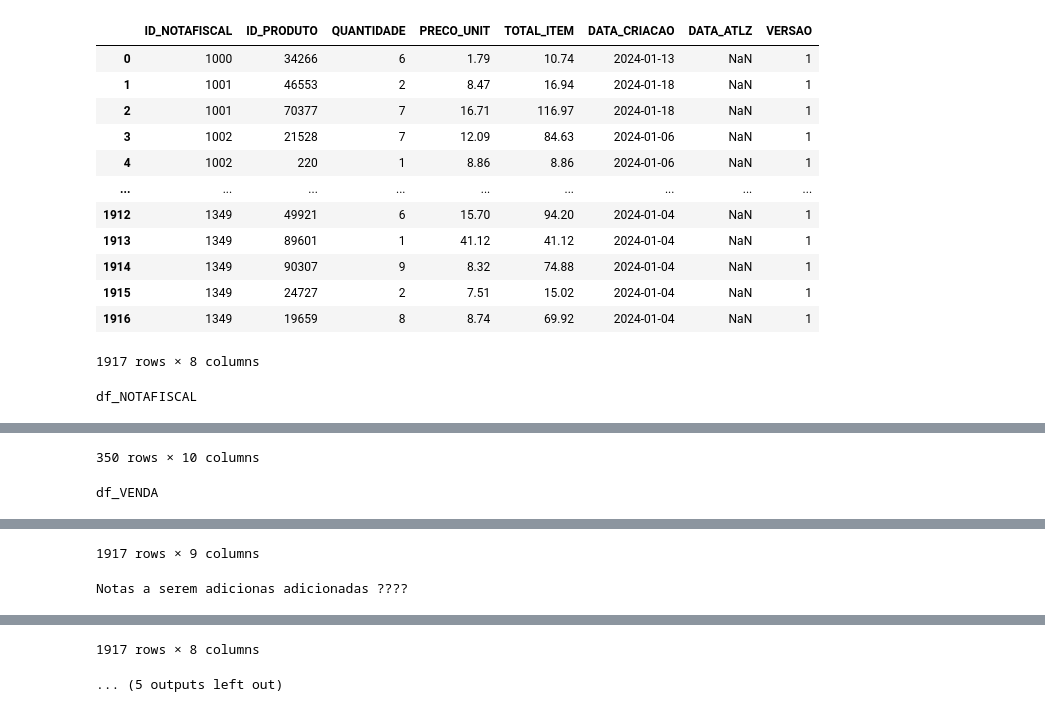
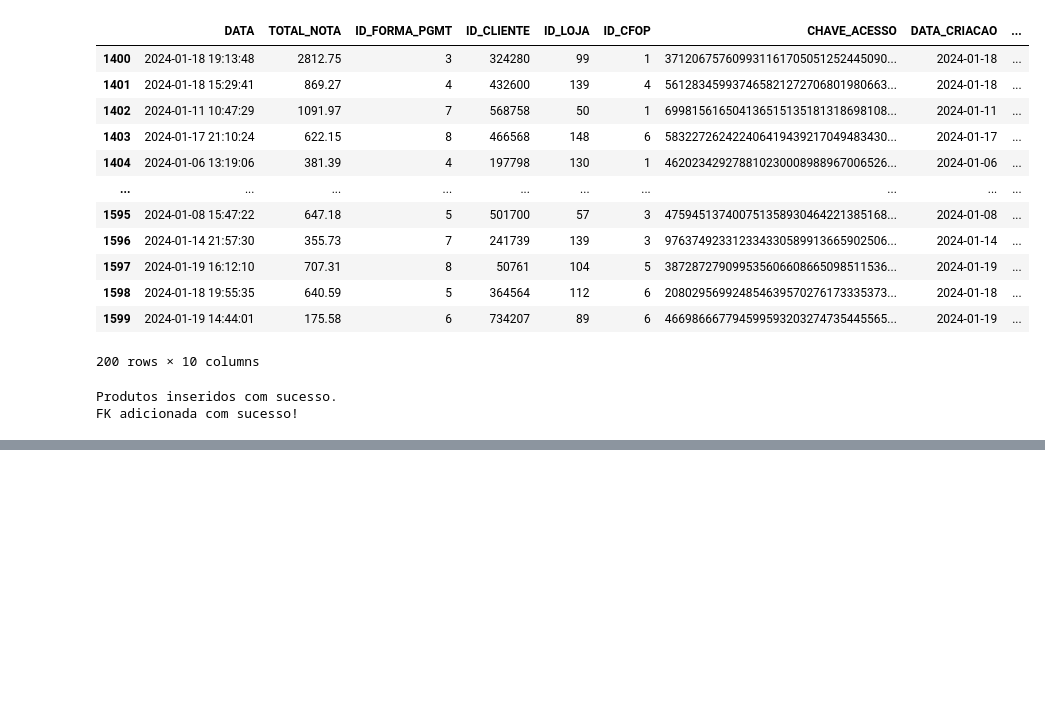
Before and after one commit to Marcelo-Augusto-Silva-Pinto/Python_Projetos, a Jupyter notebook: PROJETOMERCADO/Criar_Enviar_NotasParaDB.ipynb, the cells around one changed output, grey strips where cells are left out. Drawn from its saved outputs; the diff is of its cells as text; code cells hidden in the pictures; blank space fills up the shorter version.

```diff
--- a/PROJETOMERCADO/Criar_Enviar_NotasParaDB.ipynb
+++ b/PROJETOMERCADO/Criar_Enviar_NotasParaDB.ipynb
@@ -199,8 +199,9 @@ from sqlalchemy import create_engine, text
 from faker import Faker
 
 # Configurações iniciais
-NUMERO_INICIAL_NOTA = 1200
-VARIAVEL_CONTROLE_MAXIMO_LOOP = 1350
+Tamanho_do_pacote_de_notas = 200
+NUMERO_INICIAL_NOTA = 1000
+VARIAVEL_CONTROLE_MAXIMO_LOOP = 2000
 QUANT_MAXIMA_ITENS = 10
 
 fake = Faker()
@@ -222,6 +223,16 @@ def testar_conexao():
     except Exception as e:
         print(f"Erro ao conectar ao banco de dados: {e}")
         return False
+
+# Função para obter o total de registros em uma tabela
+try:
+    with engine.connect() as conexao:
+        valores_id_nf = 1000 + conexao.execute(text(f"SELECT COUNT(IDNOTAFISCAL) FROM NOTAFISCAL")).scalar()
+except Exception as e:
+    print(f'Erro ao contas os id da nfs:{e}')
+
+NUMERO_INICIAL_NOTA = valores_id_nf
+VARIAVEL_CONTROLE_MAXIMO_LOOP = valores_id_nf + Tamanho_do_pacote_de_notas
 
 # Função para gerar uma nota fiscal
 def gerar_nota_fiscal(numero_nota, lista_produtos, data_nota):
@@ -291,7 +302,7 @@ if testar_conexao():
     numero_inicial_nota = NUMERO_INICIAL_NOTA
     while numero_inicial_nota <= VARIAVEL_CONTROLE_MAXIMO_LOOP:
         try:
-            incremento = random.randint(50, 99)
+            incremento = random.randint(50, 85)
             numero_maximo_nota = numero_inicial_nota + incremento
             if numero_maximo_nota <= VARIAVEL_CONTROLE_MAXIMO_LOOP:
                 df_prod = pd.read_sql(text("SELECT IDPRODUTO, NOME, PRECO_UNIT FROM PRODUTO"), engine)
@@ -347,6 +358,10 @@ if testar_conexao():
                     df_notas_fiscais.append(df_nota_fiscal)
                     df_notas_fiscais_2.append(df_2)
 
+                if not df_notas_fiscais or not df_notas_fiscais_2:
+                    print(f"Erro: Nenhuma nota fiscal gerada para o intervalo {numero_inicial_nota} até {numero_maximo_nota}.")
+                    break
+
                 df_todas_notas = pd.concat(df_notas_fiscais, ignore_index=True)
                 df_todas_notas2 = pd.concat(df_notas_fiscais_2, ignore_index=True)
 
@@ -380,12 +396,12 @@ Arquivos de vendas de 1341 até 1349 salvos com sucesso.
 
 import random
 import pandas as pd
+import os
 from datetime import datetime, date
 from sqlalchemy import create_engine, VARCHAR,NUMERIC,INTEGER,DATE,DATETIME,String,text,CHAR
 import numpy as np
 from faker import Faker
 from sqlalchemy.exc import SQLAlchemyError
-import os
 
 fake = Faker()
 
@@ -429,11 +445,11 @@ def ler_arquivos_xlsx(caminho_pasta):
                 caminho_completo = os.path.join(caminho_pasta, arquivo)
                 df = pd.read_excel(caminho_completo)
                 dataframes.append(df)
-                print(f"Arquivo {arquivo} lido com sucesso.")
+                #print(f"Arquivo {arquivo} lido com sucesso.")
             except Exception as e:
                 print(f"Erro ao ler o arquivo {arquivo}: {e}")
 
-    #print(f"Arquivos de {caminho_pasta} lidos com sucesso.")
+    print(f"Arquivos de {caminho_pasta} lidos com sucesso.")
     return pd.concat(dataframes, ignore_index=True) if dataframes else pd.DataFrame()
 
 #Caminhos das pastas
@@ -446,12 +462,12 @@ df_ITEMNOTA = ler_arquivos_xlsx(caminho_itemnota)
 df_NOTAFISCAL = ler_arquivos_xlsx(caminho_notafiscal)
 df_VENDA = ler_arquivos_xlsx(caminho_venda)
 
-print("df_ITEMNOTA")
-display(df_ITEMNOTA)
-print("df_NOTAFISCAL")
-display(df_NOTAFISCAL)
-print("df_VENDA")
-display(df_VENDA)
+#print("df_ITEMNOTA")
+#display(df_ITEMNOTA)
+#print("df_NOTAFISCAL")
+#display(df_NOTAFISCAL)
+#print("df_VENDA")
+#display(df_VENDA)
 
 #Função para remover espaços desnecessários em todos os tipos de dados
 def strip_all_types(col):
@@ -540,10 +556,10 @@ with engine.connect() as conn:
         }
 
         # Exibe os dados que serão adicionados
-        print(F"Notas a serem adicionas adicionadas ????")
-        display(df_ITEMNOTA_filtrado)
+        print(F"Notas a serem adicionas adicionadas")
+        #display(df_ITEMNOTA_filtrado)
         display(df_NOTAFISCAL_filtrado)
-        display(df_VENDA_filtrado)
+        #display(df_VENDA_filtrado)
 
         # Adiciona os dados ao banco de dados
         df_ITEMNOTA_filtrado.to_sql(
@@ -605,14 +612,15 @@ df_ITEMNOTA
-|  | ID_NOTAFISCAL | ID_PRODUTO | QUANTIDADE | PRECO_UNIT | TOTAL_ITEM | DATA_CRIACAO | DATA_ATLZ | VERSAO |
-| 0 | 1000 | 34266 | 6 | 1.79 | 10.74 | 2024-01-13 | NaN | 1 |
-| 1 | 1001 | 46553 | 2 | 8.47 | 16.94 | 2024-01-18 | NaN | 1 |
-| 2 | 1001 | 70377 | 7 | 16.71 | 116.97 | 2024-01-18 | NaN | 1 |
-| 3 | 1002 | 21528 | 7 | 12.09 | 84.63 | 2024-01-06 | NaN | 1 |
-| 4 | 1002 | 220 | 1 | 8.86 | 8.86 | 2024-01-06 | NaN | 1 |
-| ... | ... | ... | ... | ... | ... | ... | ... | ... |
-| 1912 | 1349 | 49921 | 6 | 15.70 | 94.20 | 2024-01-04 | NaN | 1 |
-| 1913 | 1349 | 89601 | 1 | 41.12 | 41.12 | 2024-01-04 | NaN | 1 |
-| 1914 | 1349 | 90307 | 9 | 8.32 | 74.88 | 2024-01-04 | NaN | 1 |
-| 1915 | 1349 | 24727 | 2 | 7.51 | 15.02 | 2024-01-04 | NaN | 1 |
-| 1916 | 1349 | 19659 | 8 | 8.74 | 69.92 | 2024-01-04 | NaN | 1 |
+|  | DATA | TOTAL_NOTA | ID_FORMA_PGMT | ID_CLIENTE | ID_LOJA | ID_CFOP | CHAVE_ACESSO | DATA_CRIACAO | ... |
+| 1400 | 2024-01-18 19:13:48 | 2812.75 | 3 | 324280 | 99 | 1 | 371206757609931161705051252445090... | 2024-01-18 | ... |
+| 1401 | 2024-01-18 15:29:41 | 869.27 | 4 | 432600 | 139 | 4 | 561283459937465821272706801980663... | 2024-01-18 | ... |
+| 1402 | 2024-01-11 10:47:29 | 1091.97 | 7 | 568758 | 50 | 1 | 699815616504136515135181318698108... | 2024-01-11 | ... |
+| 1403 | 2024-01-17 21:10:24 | 622.15 | 8 | 466568 | 148 | 6 | 583227262422406419439217049483430... | 2024-01-17 | ... |
+| 1404 | 2024-01-06 13:19:06 | 381.39 | 4 | 197798 | 130 | 1 | 462023429278810230008988967006526... | 2024-01-06 | ... |
+| ... | ... | ... | ... | ... | ... | ... | ... | ... | ... |
+| 1595 | 2024-01-08 15:47:22 | 647.18 | 5 | 501700 | 57 | 3 | 475945137400751358930464221385168... | 2024-01-08 | ... |
+| 1596 | 2024-01-14 21:57:30 | 355.73 | 7 | 241739 | 139 | 3 | 976374923312334330589913665902506... | 2024-01-14 | ... |
+| 1597 | 2024-01-19 16:12:10 | 707.31 | 8 | 50761 | 104 | 5 | 387287279099535606608665098511536... | 2024-01-19 | ... |
+| 1598 | 2024-01-18 19:55:35 | 640.59 | 5 | 364564 | 112 | 6 | 208029569924854639570276173335373... | 2024-01-18 | ... |
+| 1599 | 2024-01-19 14:44:01 | 175.58 | 6 | 734207 | 89 | 6 | 466986667794599593203274735445565... | 2024-01-19 | ... |
-1917 rows × 8 columns
+200 rows × 10 columns
-df_NOTAFISCAL
+Produtos inseridos com sucesso.
+FK adicionada com sucesso!
@@ -631,2 +626,0 @@ df_NOTAFISCAL
-350 rows × 10 columns
-df_VENDA
@@ -645,2 +626,0 @@ df_VENDA
-1917 rows × 9 columns
-Notas a serem adicionas adicionadas ????
@@ -659,5 +627,3 @@ Notas a serem adicionas adicionadas ????
-1917 rows × 8 columns
-... (5 outputs left out)
 # %%
 #Script para gerar Tabela de Notas Fiscais, Itens de nota e Vendas(OLTP), buscando o IDPRDOUTO na tabela Produto do banco de dados
 
```
Also changed, not shown: parts of 2 cells of this notebook, 2 other files.
